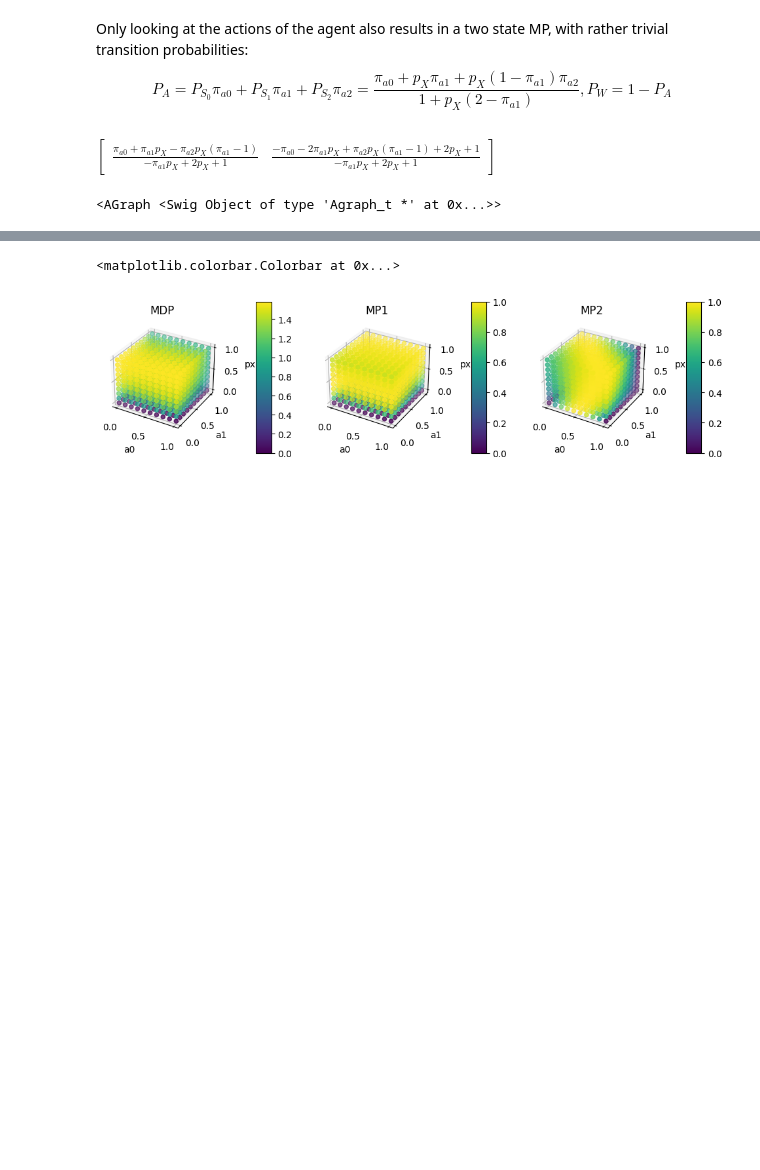
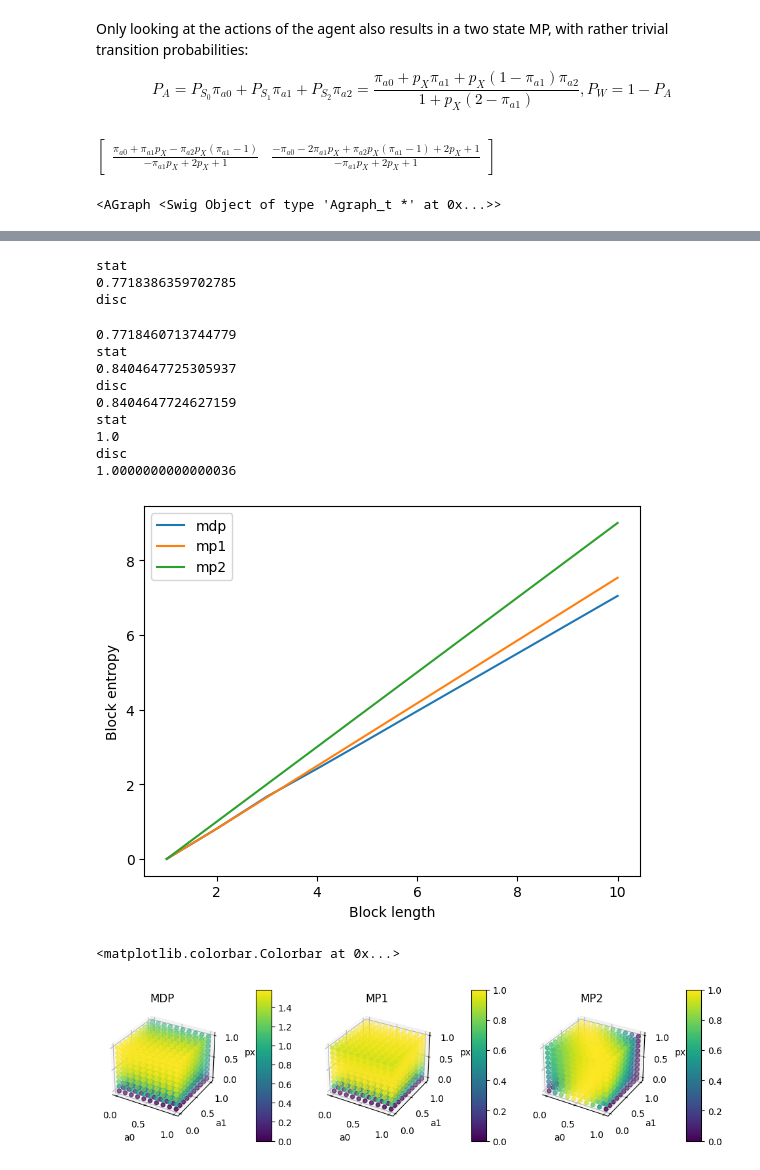
Before and after one commit to LukasPrader/BscThesis_Physics_uibk, a Jupyter notebook: POMDP_analysis.ipynb, the cells around one changed output, grey strips where cells are left out. Drawn from its saved outputs; the diff is of its cells as text; code cells hidden in the pictures; blank space fills up the shorter version.

```diff
--- a/POMDP_analysis.ipynb
+++ b/POMDP_analysis.ipynb
@@ -171,0 +221,8 @@ print(lp_static_mp_entropy_rate(stat, P))
+# %%
+h_mdp = sym.simplify(lp_static_mp_entropy_rate(stat_mdp, P_mdp))
+h_mdp = h_mdp.evalf(subs={x:0.25, a1:0.5})
+print(h_mdp)
+
+P_s = P_mdp.evalf(subs={x:0.25, a1:0.5})
+P_s = np.array(P_s).astype(np.float64)
+print(lp_block_entropy(P_s, 10) - lp_block_entropy(P_s, 9))
@@ -422,3 +364,57 @@ stat
+# %%
+import numpy as np
+import sympy as sym
+import scipy as sp
+import itertools
+import matplotlib.pyplot as plt
+
+# P has to be (stationary) transition matrix
+
+vects = [stat_mdp, stat_mp1, stat_mp2]
+labels = ["mdp", "mp1", "mp2"]
+Ps = [P_mdp, P_mp1, P_mp2]
+
+for n, vect in enumerate(vects):
+    P_s = Ps[n]
+    vars = [x, a0, a1, a2]
+    vals = [0.25, 0.5, 0.5, 0.5]
+
+    vect = vect.subs({vars[i]:vals[i] for i in range(len(vars))})
+    P_s = P_s.subs({vars[i]:vals[i] for i in range(len(vars))})
+    vect = np.array(vect).astype(np.float64)[0]
+    P_s = np.array(P_s).astype(np.float64)
+    mat = np.tile(vect, (len(vect),1))
+
+    lengths = range(1, 11)
+
+    print("stat")
+    print(lp_static_mp_entropy_rate(vect, P_s))
+    #h_vect = sym.simplify(lp_static_mp_entropy_rate(vect, P_s))
+    #print(h_vect.evalf(subs={vars[i]:vals[i] for i in range(len(vars))}))
+
+    print("disc")
+    block_ents = [lp_block_entropy(P_s, l) for l in lengths]
+    print(block_ents[-1] - block_ents[-2], )
+    plt.plot(lengths, block_ents, label = labels[n])
+
+plt.xlabel("Block length")
+plt.ylabel("Block entropy")
+plt.legend()
+plt.show()
+# %% [output]
+stat
+0.7718386359702785
+disc
+0.7718460713744779
+stat
+0.8404647725305937
+disc
+0.8404647724627159
+stat
+1.0
+disc
+1.0000000000000036
+[figure, added]
 # %%
 # visualize change in entropy rate with change in action parameters
 import numpy as np
```
Also changed, not shown: parts of 10 cells of this notebook.
